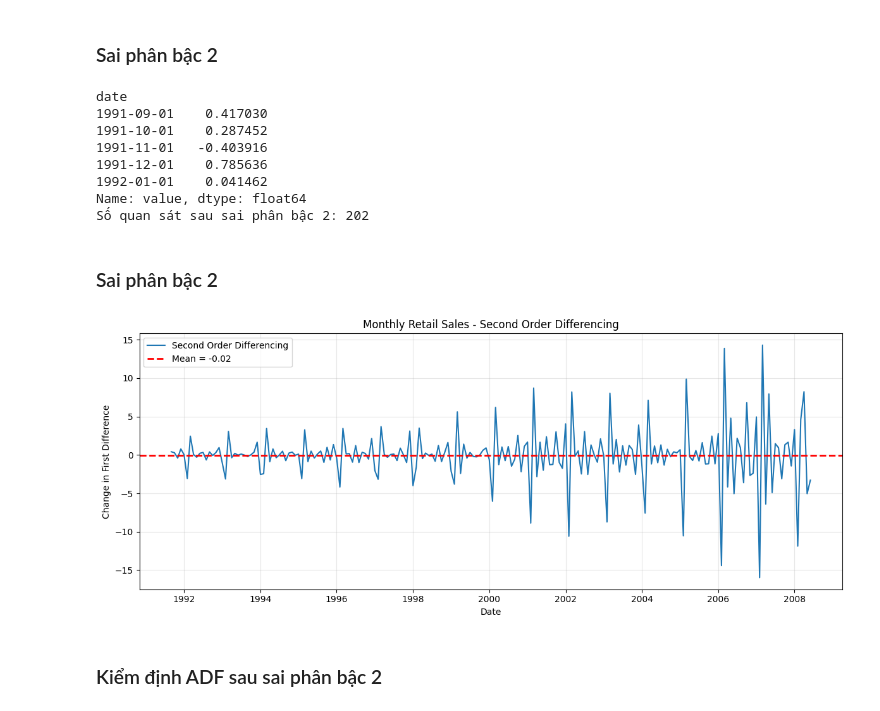
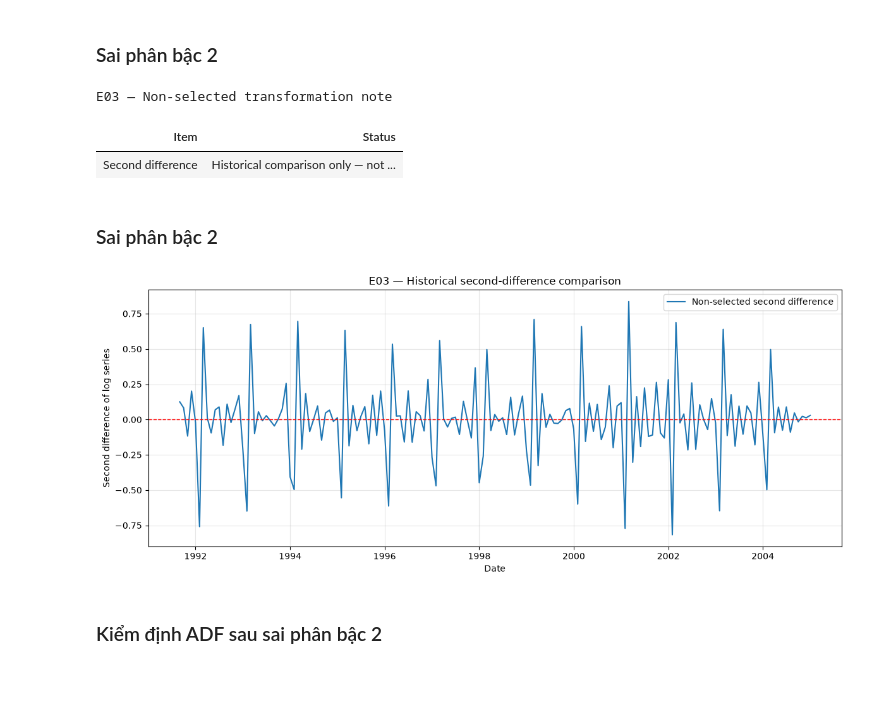
Before and after one commit to Tuvienn/TOTAL_LAB_PRACTICE_FOR_TIME_SERIES, a Jupyter notebook: total_practice/Practice_2/notebooks/Practice_2_Exercise.ipynb, the cells around one changed output. Drawn from its saved outputs; the diff is of its cells as text; code cells hidden in the pictures; blank space fills up the shorter version.

```diff
--- a/total_practice/Practice_2/notebooks/Practice_2_Exercise.ipynb
+++ b/total_practice/Practice_2/notebooks/Practice_2_Exercise.ipynb
@@ -627,58 +541,37 @@ Vì \(0.1167 > 0.05\), ta chưa bác bỏ giả thuyết \(H_0\). Nghĩa là ch
 # %% [markdown]
 ### Sai phân bậc 2
 # %%
-# Sai phân bậc 2 từ chuỗi đã sai phân bậc 1
-series_diff2 = series_diff.diff().dropna()
-#Cập nhật log
-logging.info(
-    f"Hoàn thành sai phân bậc 2 | "
-    f"Số quan sát còn lại: {len(series_diff2)}"
-)
-
-# Kiểm tra dữ liệu
-print(series_diff2.head())
-print("Số quan sát sau sai phân bậc 2:", len(series_diff2))
+second_difference_legacy = log_diff_train.diff().dropna()
+legacy_note = pd.DataFrame({
+    "Item": ["Second difference"],
+    "Status": ["Historical comparison only — not selected; avoid over-differencing"],
+})
+display(style_table(
+    legacy_note,
+    caption="E03 — Non-selected transformation note",
+    row_highlighter=lambda row: ["background-color: #fff4cc; color: #5f4500"] * len(row),
+))
 # %% [output]
-date
-1991-09-01    0.417030
-1991-10-01    0.287452
-1991-11-01   -0.403916
-1991-12-01    0.785636
-1992-01-01    0.041462
-Name: value, dtype: float64
-Số quan sát sau sai phân bậc 2: 202
+E03 — Non-selected transformation note
+| Item | Status |
+| Second difference | Historical comparison only — not ... |
 # %% [markdown]
 ### Sai phân bậc 2
 # %%
 import matplotlib.pyplot as plt
 
 plt.figure(figsize=(12, 5))
-
-plt.plot(
-    series_diff2.index,
-    series_diff2.values,
-    label="Second Order Differencing"
-)
-
-mean_value2 = series_diff2.mean()
-
-plt.axhline(
-    y=mean_value2,
-    color="red",
-    linestyle="--",
-    linewidth=2,
-    label=f"Mean = {mean_value2:.2f}"
-)
-
-plt.title("Monthly Retail Sales - Second Order Differencing")
+plt.plot(second_difference_legacy.index, second_difference_legacy.values, label="Non-selected second difference")
+plt.axhline(0, color="red", linestyle="--", linewidth=1)
+plt.title("E03 — Historical second-difference comparison")
 plt.xlabel("Date")
-plt.ylabel("Change in First Difference")
+plt.ylabel("Second difference of log series")
 plt.legend()
 plt.grid(True, alpha=0.3)
 plt.tight_layout()
 plt.show()
 # %% [output]
-[figure, old version]
+[figure, new version]
 # %% [markdown]
 ### Kiểm định ADF sau sai phân bậc 2
 # %%
```
Also changed, not shown: parts of 45 cells of this notebook, 59 other files.
